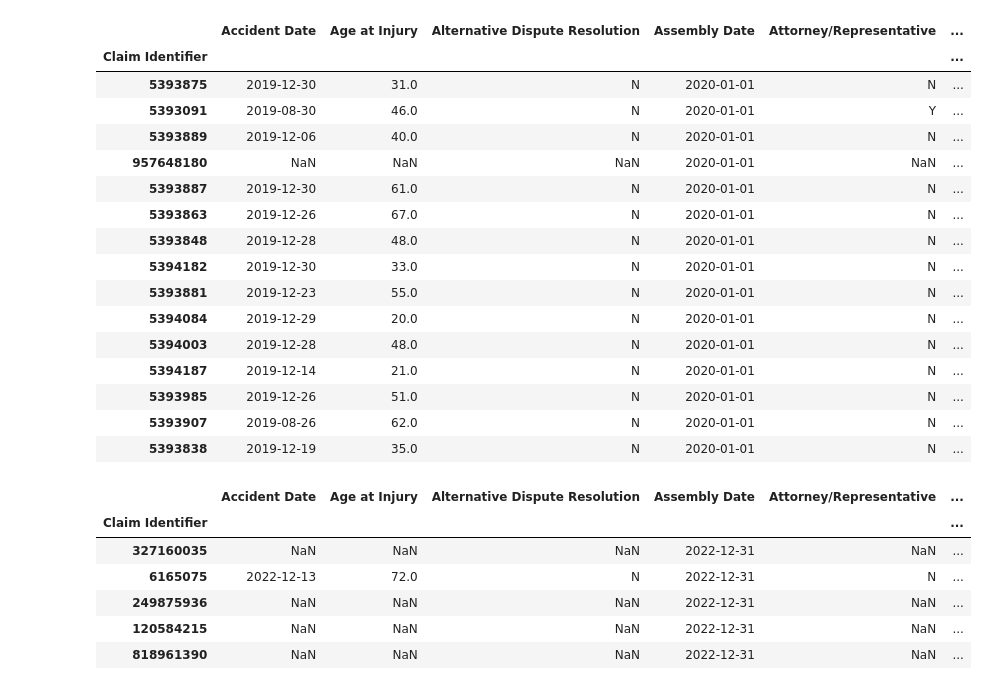
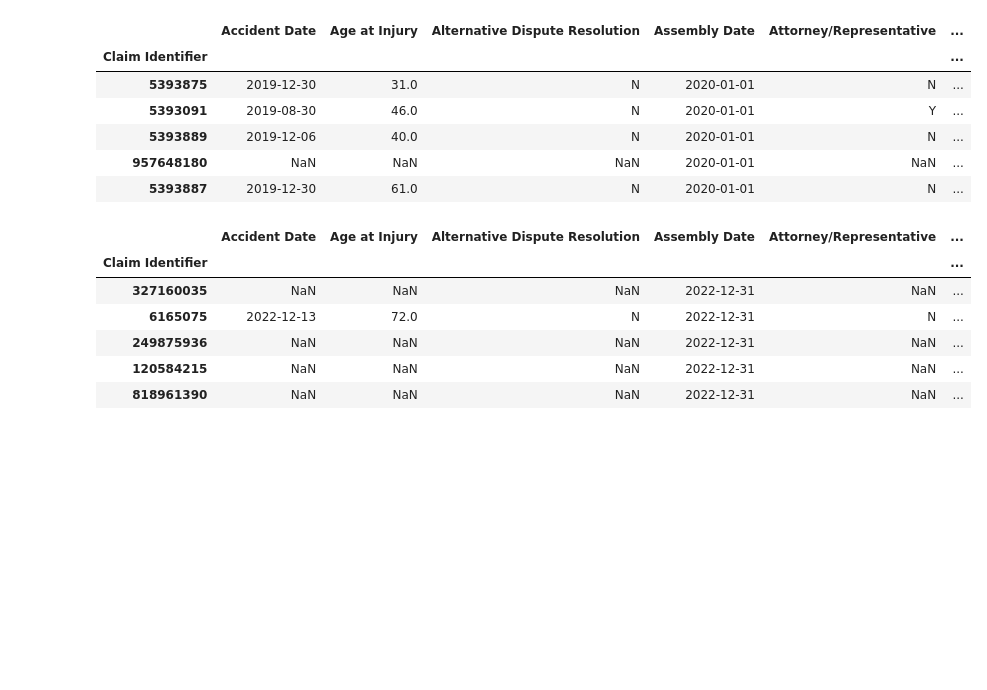
Before and after one commit to tmnstraub/ML_Group36, a Jupyter notebook: src/Group36.ipynb, the cells around one changed output. Saved outputs shown, nothing was run; the diff lists cells and outputs as text; code cells hidden in the pictures; blank space fills up the shorter version.

Commit message:
understanding data and numerical EDA

```diff
--- a/src/Group36.ipynb
+++ b/src/Group36.ipynb
@@ -8,28 +9,18 @@ pd.set_option('display.max_rows', 500)
 # %%
 train_data = pd.read_csv('../Data/train_data.csv', index_col='Claim Identifier')
 # %%
-#drop target variable
-df = train_data.drop(columns='Claim Injury Type')
+y = train_data['Claim Injury Type']
+df = train_data.drop(columns='Claim Injury Type',)
 # %%
-df.head(15)
+df.head()
 # %% [output]
 |  | Accident Date | Age at Injury | Alternative Dispute Resolution | Assembly Date | Attorney/Representative | ... |
 | Claim Identifier |  |  |  |  |  | ... |
 | 5393875 | 2019-12-30 | 31.0 | N | 2020-01-01 | N | ... |
 | 5393091 | 2019-08-30 | 46.0 | N | 2020-01-01 | Y | ... |
 | 5393889 | 2019-12-06 | 40.0 | N | 2020-01-01 | N | ... |
 | 957648180 | NaN | NaN | NaN | 2020-01-01 | NaN | ... |
 | 5393887 | 2019-12-30 | 61.0 | N | 2020-01-01 | N | ... |
-| 5393863 | 2019-12-26 | 67.0 | N | 2020-01-01 | N | ... |
-| 5393848 | 2019-12-28 | 48.0 | N | 2020-01-01 | N | ... |
-| 5394182 | 2019-12-30 | 33.0 | N | 2020-01-01 | N | ... |
-| 5393881 | 2019-12-23 | 55.0 | N | 2020-01-01 | N | ... |
-| 5394084 | 2019-12-29 | 20.0 | N | 2020-01-01 | N | ... |
-| 5394003 | 2019-12-28 | 48.0 | N | 2020-01-01 | N | ... |
-| 5394187 | 2019-12-14 | 21.0 | N | 2020-01-01 | N | ... |
-| 5393985 | 2019-12-26 | 51.0 | N | 2020-01-01 | N | ... |
-| 5393907 | 2019-08-26 | 62.0 | N | 2020-01-01 | N | ... |
-| 5393838 | 2019-12-19 | 35.0 | N | 2020-01-01 | N | ... |
 # %%
 df.tail()
 # %% [output]
```
Also changed, not shown: parts of 23 cells of this notebook.
